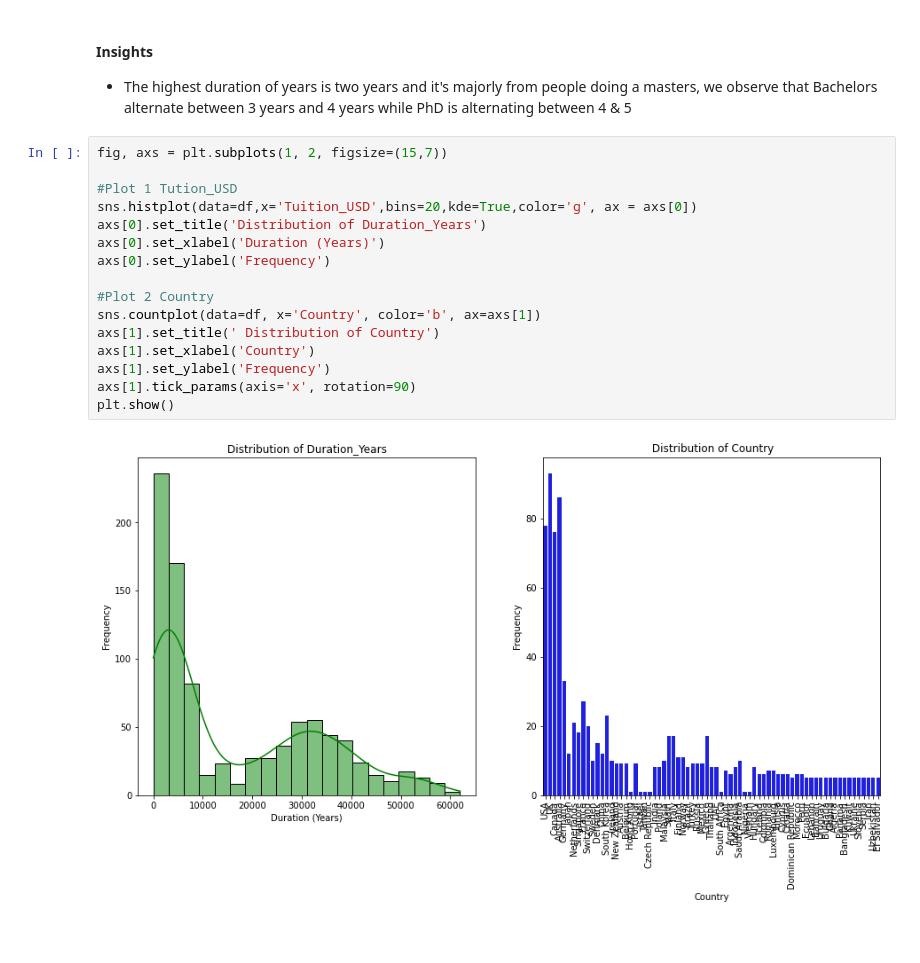
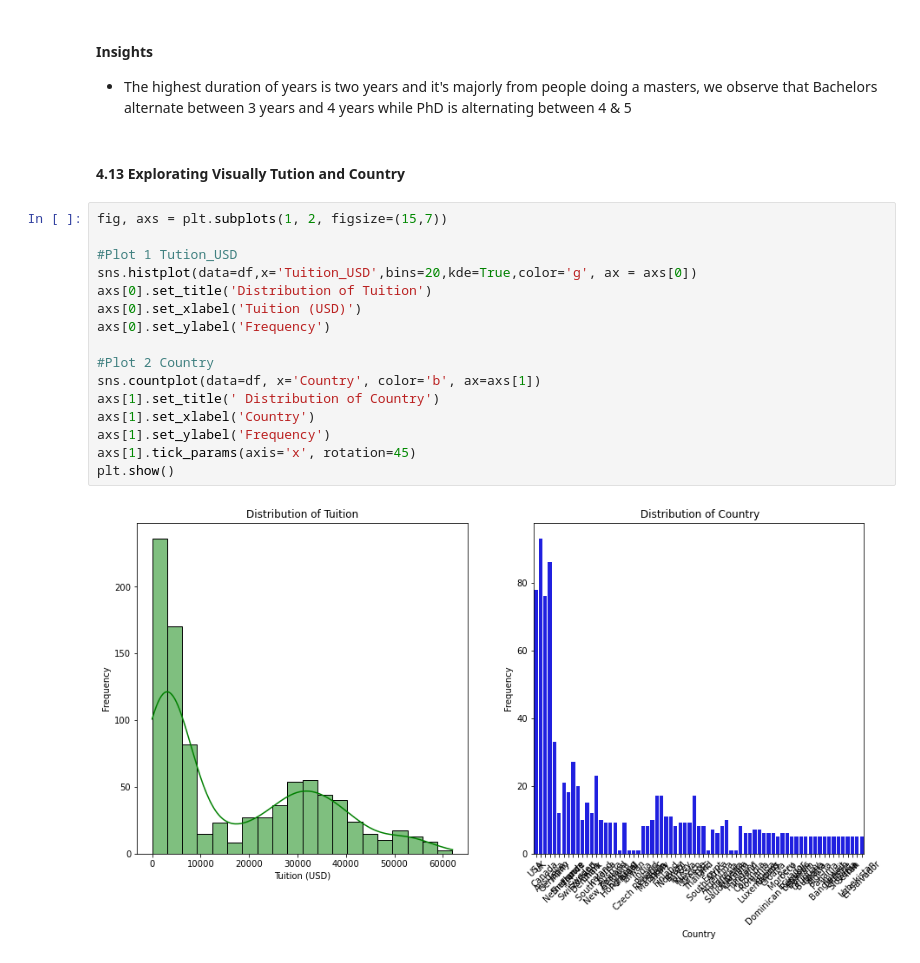
Before and after one commit to Mide25-ML/practice, a Jupyter notebook: EDA_International Education Cost.ipynb, the cells around one changed output. Drawn from its saved outputs; the diff is of its cells as text; blank space fills up the shorter version.

```diff
--- a/EDA_International Education Cost.ipynb
+++ b/EDA_International Education Cost.ipynb
@@ -256,21 +259,23 @@ plt.show()
 #### Insights
 
 - The highest duration of years is two years and it's majorly from people doing a masters, we observe that Bachelors alternate between 3 years and 4 years while PhD is alternating between 4 & 5
+# %% [markdown]
+#### 4.13 Explorating Visually Tution and Country
 # %%
 fig, axs = plt.subplots(1, 2, figsize=(15,7))
 
 #Plot 1 Tution_USD
 sns.histplot(data=df,x='Tuition_USD',bins=20,kde=True,color='g', ax = axs[0])
-axs[0].set_title('Distribution of Duration_Years')
-axs[0].set_xlabel('Duration (Years)')
+axs[0].set_title('Distribution of Tuition')
+axs[0].set_xlabel('Tuition (USD)')
 axs[0].set_ylabel('Frequency')
 
 #Plot 2 Country
 sns.countplot(data=df, x='Country', color='b', ax=axs[1])
 axs[1].set_title(' Distribution of Country')
 axs[1].set_xlabel('Country')
 axs[1].set_ylabel('Frequency')
-axs[1].tick_params(axis='x', rotation=90)
+axs[1].tick_params(axis='x', rotation=45)
 plt.show()
 # %% [output]
-[figure, old version]
+[figure, new version]
```
Also changed, not shown: parts of 15 cells of this notebook, 4 other files.
